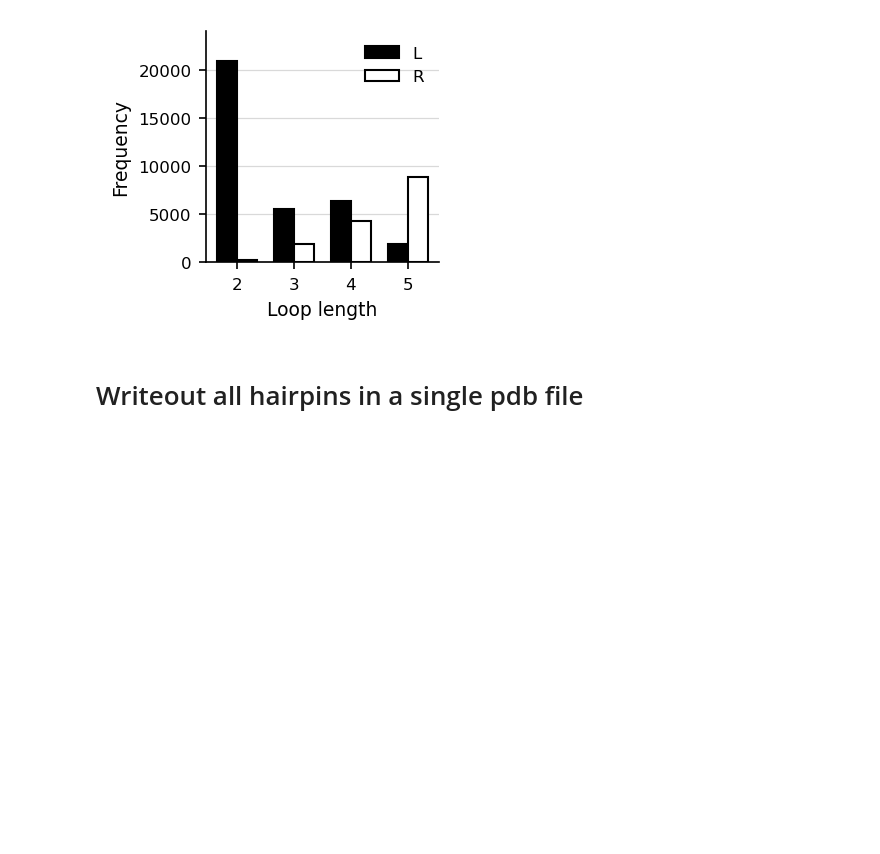
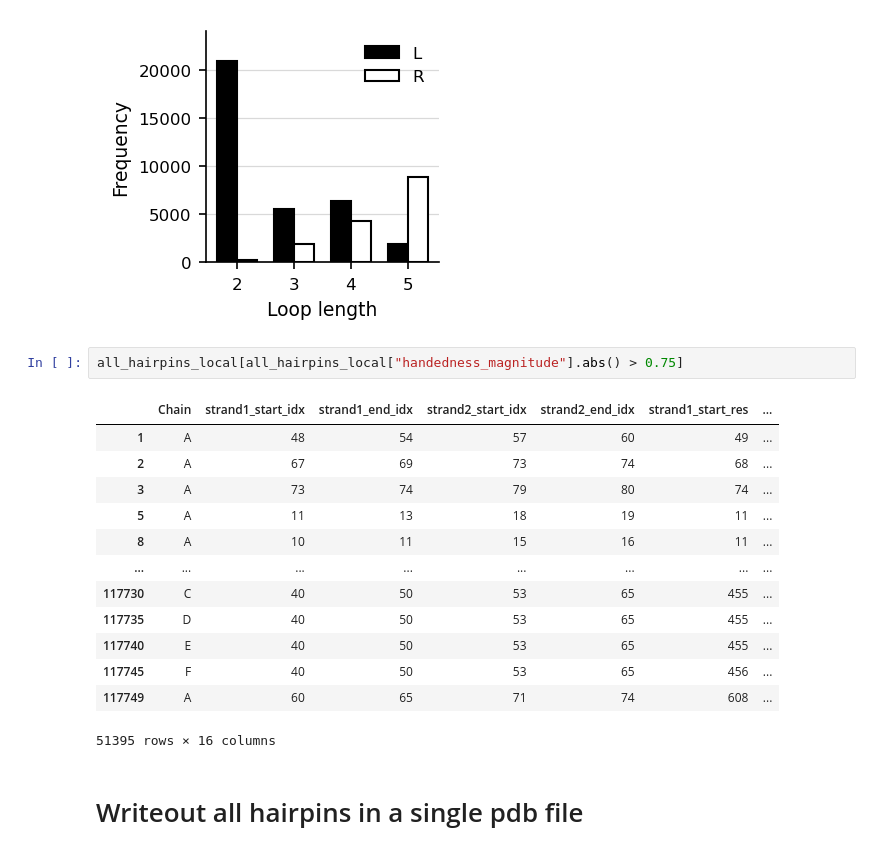
Before and after one commit to stefanhuber1993/folding-principles-dataset, a Jupyter notebook: notebooks/test_pipeline_parts.ipynb, the cells around one changed output. Drawn from its saved outputs; the diff is of its cells as text; blank space fills up the shorter version.

```diff
--- a/notebooks/test_pipeline_parts.ipynb
+++ b/notebooks/test_pipeline_parts.ipynb
@@ -146,6 +216,22 @@ plot_loop_length_chirality(all_hairpins_local[all_hairpins_local["handedness_mag
 <Axes: xlabel='Loop length', ylabel='Frequency'>
 [figure]
 [figure]
+# %%
+all_hairpins_local[all_hairpins_local["handedness_magnitude"].abs() > 0.75]
+# %% [output]
+|  | Chain | strand1_start_idx | strand1_end_idx | strand2_start_idx | strand2_end_idx | strand1_start_res | ... |
+| 1 | A | 48 | 54 | 57 | 60 | 49 | ... |
+| 2 | A | 67 | 69 | 73 | 74 | 68 | ... |
+| 3 | A | 73 | 74 | 79 | 80 | 74 | ... |
+| 5 | A | 11 | 13 | 18 | 19 | 11 | ... |
+| 8 | A | 10 | 11 | 15 | 16 | 11 | ... |
+| ... | ... | ... | ... | ... | ... | ... | ... |
+| 117730 | C | 40 | 50 | 53 | 65 | 455 | ... |
+| 117735 | D | 40 | 50 | 53 | 65 | 455 | ... |
+| 117740 | E | 40 | 50 | 53 | 65 | 455 | ... |
+| 117745 | F | 40 | 50 | 53 | 65 | 456 | ... |
+| 117749 | A | 60 | 65 | 71 | 74 | 608 | ... |
+51395 rows × 16 columns
 # %% [markdown]
 # Writeout all hairpins in a single pdb file
 # %%
```
Also changed, not shown: parts of 7 cells of this notebook, 3 other files.
